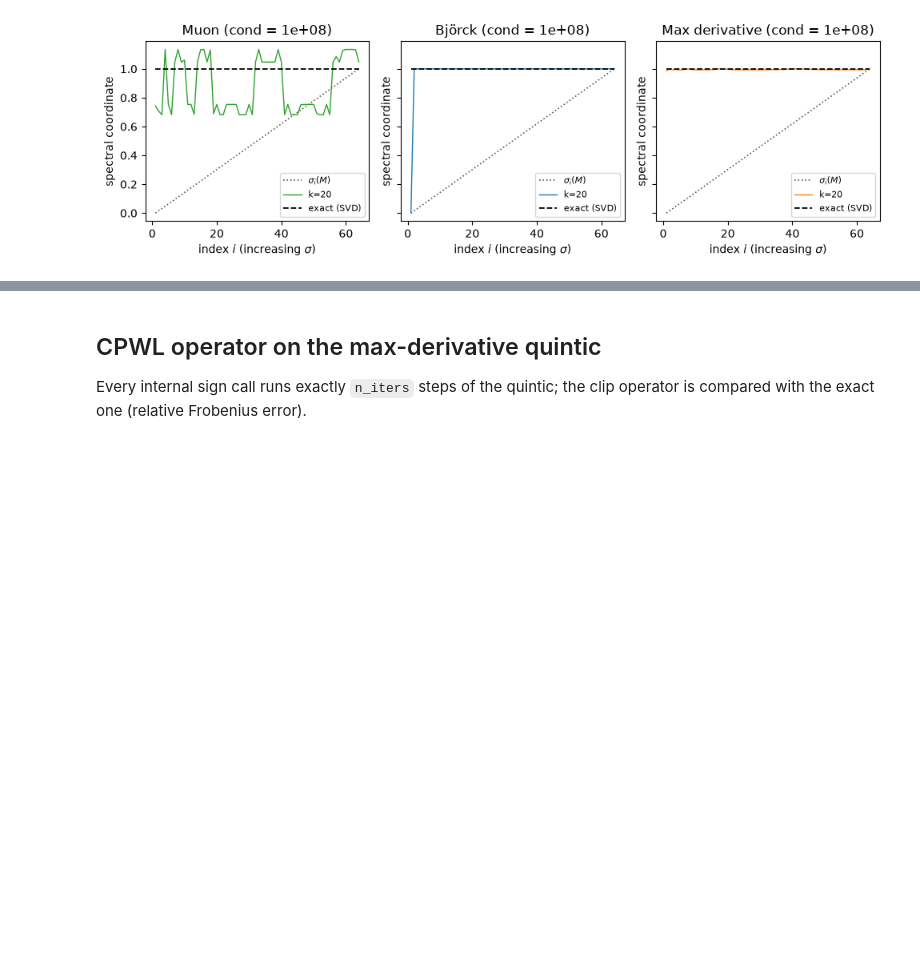
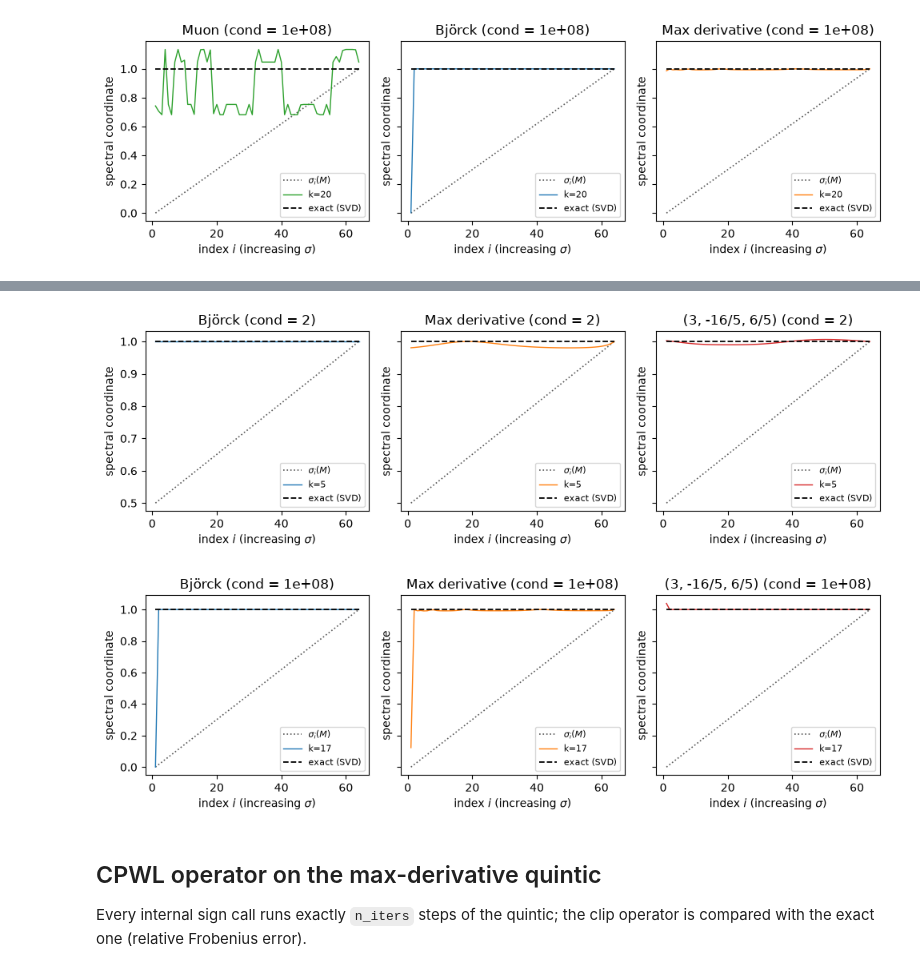
Before and after one commit to ElRiccio/code_stageM2, a Jupyter notebook: notebooks/exp9_polynomial_comparison.ipynb, the cells around one changed output, grey strips where cells are left out. Drawn from its saved outputs; the diff is of its cells as text; code cells hidden in the pictures; blank space fills up the shorter version.

```diff
--- a/notebooks/exp9_polynomial_comparison.ipynb
+++ b/notebooks/exp9_polynomial_comparison.ipynb
@@ -74,3 +104,21 @@ for c, r, k in [(cfg, res, 5), (cfg2, res2, 20)]:
+# %%
+poly_colors_3 = {"Björck": "tab:blue", "Max derivative": "tab:orange", "(3, -16/5, 6/5)": "tab:red"}
+for c, r, k in [(cfg_p, res_p, 5), (cfg2_p, res2_p, 17)]:
+    fig, axs = plt.subplots(1, len(r["coords"]), figsize=(10, 3.2), sharey=True)
+    for ax, (name, coords) in zip(axs, r["coords"].items()):
+        plots.plot_spectrum(
+            r["sigma"], r["target"], coords, ax=ax,
+            ks=[k],             # step counts to draw (None = all, up to cfg.k_max)
+            xaxis="index",     # "sigma" (values) or "index" (rank order)
+            labels=None,       # legend text per k; None = "k=..."
+            color=poly_colors_3.get(name),   # None = one color per k
+        )
+        ax.set_title(f"{name} (cond = {c.cond:g})")
+    fig.tight_layout()
+    fig.savefig(f"../figures/poly_spectrum_3_cond{c.cond:g}_k{k}.pdf", bbox_inches="tight")
+# %% [output]
+[figure, added]
+[figure, added]
 # %% [markdown]
 ## CPWL operator on the max-derivative quintic
 Every internal sign call runs exactly `n_iters` steps of the quintic; the clip operator is compared with the exact one (relative Frobenius error).
```
Also changed, not shown: parts of 2 cells of this notebook, 2 other files.
